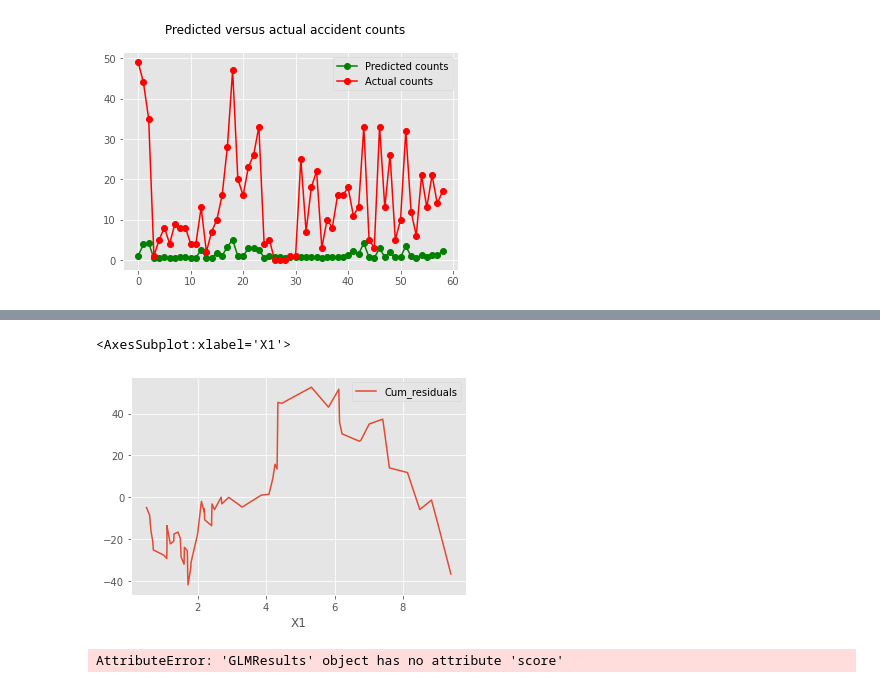
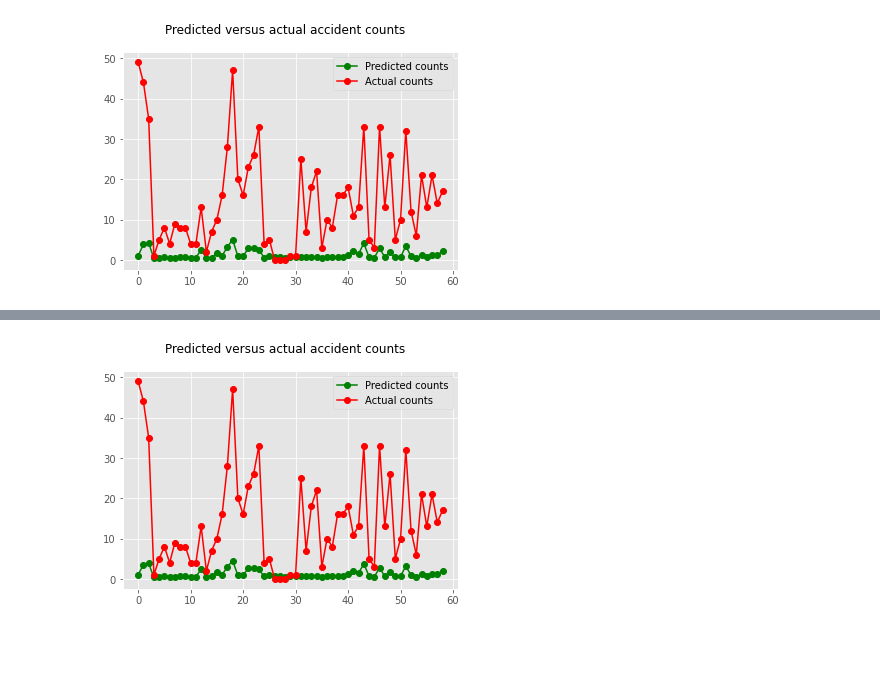
Before and after one commit to sohrab-prs/Road-safety, a Jupyter notebook: Negative_Binomial/Negative_Binomial.ipynb, the cells around one changed output, grey strips where cells are left out. Saved outputs shown, nothing was run; the diff lists cells and outputs as text; code cells hidden in the pictures; blank space fills up the shorter version.

```diff
--- a/Negative_Binomial/Negative_Binomial.ipynb
+++ b/Negative_Binomial/Negative_Binomial.ipynb
@@ -302,7 +259,11 @@ data.plot(x= 'X1', y= 'Cum_residuals')
 # %%
-#X = data[['X1', 'X2', 'X3']]
-#scaler = StandardScaler()
-#X_scaled = scaler.fit_transform(X)
+# Fit Negative Bionomial distribution on scaled SPF data
+# Trying different arguments for fit func.
+data = pd.read_excel("../Data/SPF_data.xlsx")
+X = data[['X1', 'X2', 'X3']]
+X = scaler.fit_transform(X)
+X = pd.DataFrame(X, columns=['X1', 'X2', 'X3'])
+X.sort_index(inplace=True)
 Y = data['Y']
 model_7 = sm.NegativeBinomial(Y,X).fit(method='newton', maxiter=1000)
 print(model_7.summary())
@@ -347,35 +291,13 @@ data.head()
-# %%
-"""" Second, it is now easy to say what a good CURE plot should look like. It should
-not have vertical drops because these are indicative of inordinately large
-residuals—possible outliers. It should not have long increasing or decreasing runs
-because these correspond to regions of consistent over and underestimation. It
-should meander around the horizontal axis in a manner consistent with a “symmetric
-random walk. """
-
-data.plot(x= 'X1', y= 'Cum_residuals')
-# %% [output]
-<AxesSubplot:xlabel='X1'>
-[figure, removed]
-# %%
-from sklearn.model_selection import KFold
-
-X = data[['X1', 'X2', 'X3']].values
-Y = data['Y'].values
-
-preds, scores = [], []
-kfold = KFold(n_splits=10, shuffle=True, random_state=1)
-
-for train_idx, test_idx in kfold.split(data):
-    X_train, X_test = X[train_idx], X[test_idx]
-    y_test = Y[test_idx]
-    model = sm.GLM(data['Y'], data[['X1', 'X2', 'X3']],
-                     family=sm.families.NegativeBinomial()).fit()
-    """"model = smf.glm(formula = "Y ~ w1 + w2 + w3 + C(w4)",
-                    data=,
-                    family=sm.families.NegativeBinomial()).fit()"""
-    preds.append(model.get_prediction(X_test))
-    scores.append(model.score(X_test, y_test))
-print(scores)
-# %% [output]
-AttributeError: 'GLMResults' object has no attribute 'score'
+# %%
+# Plotting Residuals for model_7
+nb_predictions = model_7.predict(X)
+actual_counts = Y
+fig = plt.figure()
+fig.suptitle('Predicted versus actual accident counts')
+predicted, = plt.plot(X.index, nb_predictions, 'go-', label='Predicted counts')
+actual, = plt.plot(X.index, actual_counts, 'ro-', label='Actual counts')
+plt.legend(handles=[predicted, actual])
+plt.show()
+# %% [output]
+[figure, added]
 # %%
```
Also changed, not shown: parts of 32 cells of this notebook.
